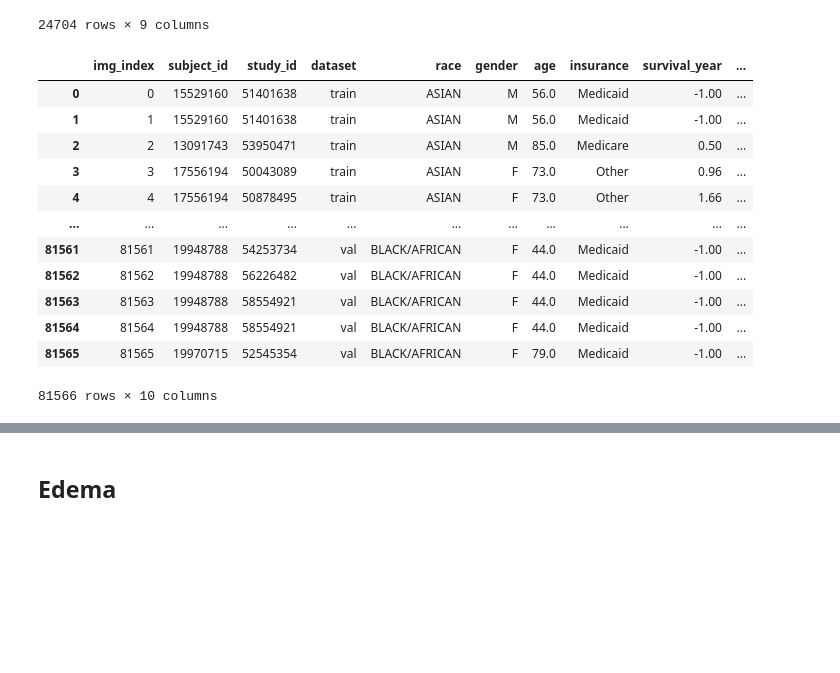
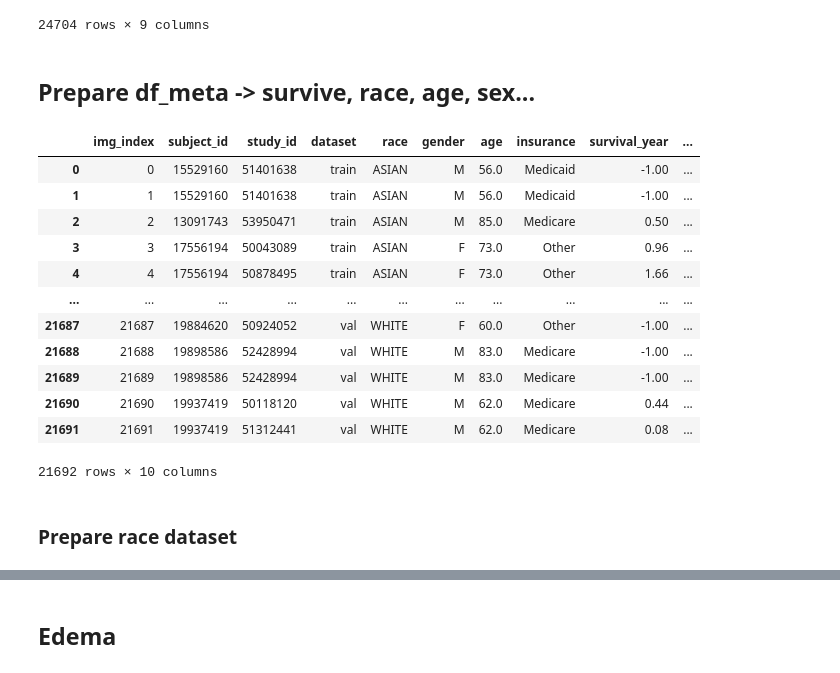
Before and after one commit to Anthonyma0706/CXR_MIMIC_CV, a Jupyter notebook: data_processing.ipynb, the cells around one changed output, grey strips where cells are left out. Saved outputs shown, nothing was run; the diff lists cells and outputs as text; code cells hidden in the pictures; blank space fills up the shorter version.

Commit message:
Important update with augmented images for data imbalance

```diff
--- a/data_processing.ipynb
+++ b/data_processing.ipynb
@@ -17,15 +41,15 @@ patients = pd.read_csv(os.path.join(metadata_path,'patients.csv'))
 unique_subject = list(patients['subject_id'].unique())
 agee = pd.read_csv(os.path.join(metadata_path,'Age.csv'))
 admission = pd.read_csv(os.path.join(metadata_path,'admissions.csv'))
-admission['race'] = admission['race'].replace({'ASIAN - ASIAN INDIAN': 'ASIAN', 'ASIAN - CHINESE': 'ASIAN',
-                                                           'ASIAN - KOREAN': 'ASIAN', 'ASIAN - SOUTH EAST ASIAN': 'ASIAN', 'BLACK/AFRICAN AMERICAN': 'BLACK/AFRICAN',
-                                                           'BLACK/AFRICAN AMERICAN ': 'BLACK/AFRICAN', 'BLACK/CAPE VERDEAN': 'BLACK/AFRICAN', 'BLACK/CARIBBEAN ISLAND': 'BLACK/AFRICAN',
-                                                           'HISPANIC OR LATINO': 'HISPANIC/LATINO', 'HISPANIC/LATINO - COLUMBIAN': 'HISPANIC/LATINO','HISPANIC/LATINO - CUBAN':'HISPANIC/LATINO', 'HISPANIC/LATINO - CENTRAL AMERICAN':'HISPANIC/LATINO',
-                                                           'HISPANIC/LATINO - GUATEMALAN': 'HISPANIC/LATINO', 'HISPANIC/LATINO - SALVADORAN': 'HISPANIC/LATINO',
-                                                           'HISPANIC/LATINO - DOMINICAN':'HISPANIC/LATINO', 'HISPANIC/LATINO - HONDURAN':'HISPANIC/LATINO', 'HISPANIC/LATINO - MEXICAN':'HISPANIC/LATINO', 'HISPANIC/LATINO - PUERTO RICAN': 'HISPANIC/LATINO',
-                                                           'MULTIPLE RACE/ETHNICITY':'OTHER', 'NATIVE HAWAIIAN OR OTHER PACIFIC ISLANDER':'OTHER', 'PORTUGUESE': 'OTHER', 'SOUTH AMERICAN':'HISPANIC/LATINO',
-                                                          'WHITE - BRAZILIAN':'WHITE', 'WHITE - EASTERN EUROPEAN':'WHITE', 'WHITE - OTHER EUROPEAN':'WHITE', 'WHITE - RUSSIAN': 'WHITE',
-                                                          'PATIENT DECLINED TO ANSWER':'UNKNOWN', 'UNABLE TO OBTAIN': 'UNKNOWN'})
+admission['race'] = admission['race'].replace({'ASIAN - ASIAN INDIAN': 'ASIAN', 'ASIAN - CHINESE': 'ASIAN', 'ASIAN - KOREAN': 'ASIAN', 'ASIAN - SOUTH EAST ASIAN': 'ASIAN',
+                                                    'BLACK/AFRICAN': 'BLACK','BLACK/AFRICAN AMERICAN': 'BLACK', 'BLACK/AFRICAN AMERICAN ': 'BLACK', 'BLACK/CAPE VERDEAN': 'BLACK', 'BLACK/CARIBBEAN ISLAND': 'BLACK',
+                                                    'HISPANIC OR LATINO': 'HISPANIC', 'HISPANIC/LATINO - COLUMBIAN': 'HISPANIC','HISPANIC/LATINO - CUBAN':'HISPANIC', 'HISPANIC/LATINO - CENTRAL AMERICAN':'HISPANIC',
+                                                    'HISPANIC/LATINO':'HISPANIC', 'HISPANIC/LATINO - GUATEMALAN': 'HISPANIC', 'HISPANIC/LATINO - SALVADORAN': 'HISPANIC',
+                                                    'HISPANIC/LATINO - DOMINICAN':'HISPANIC', 'HISPANIC/LATINO - HONDURAN':'HISPANIC', 'HISPANIC/LATINO - MEXICAN':'HISPANIC', 'HISPANIC/LATINO - PUERTO RICAN': 'HISPANIC',
+                                                    'MULTIPLE RACE/ETHNICITY':'OTHER', 'NATIVE HAWAIIAN OR OTHER PACIFIC ISLANDER':'OTHER', 'PORTUGUESE': 'OTHER', 'SOUTH AMERICAN':'HISPANIC',
+                                                    'WHITE - BRAZILIAN':'WHITE', 'WHITE - EASTERN EUROPEAN':'WHITE', 'WHITE - OTHER EUROPEAN':'WHITE', 'WHITE - RUSSIAN': 'WHITE',
+                                                    'PATIENT DECLINED TO ANSWER':'UNKNOWN', 'UNABLE TO OBTAIN': 'UNKNOWN'})
+print(admission['race'].unique())
 # %%
 imgs = [] # all images in npy array
 y = []  # survival_year
@@ -141,6 +165,8 @@ df_info
 | 24702 | 24702 | 19884620 | 58586953 | val | WHITE | F | 60.0 | Other | -1.00 |
 | 24703 | 24703 | 19884620 | 59288230 | val | WHITE | F | 60.0 | Other | -1.00 |
 24704 rows × 9 columns
+# %% [markdown]
+## Prepare df_meta -> survive, race, age, sex...
 # %%
 def add_one_year_mortality(df):
     surv_l = []
@@ -148,11 +174,11 @@ def add_one_year_mortality(df):
         sur_year = df['survival_year'][i]
         to_add = np.nan
         if sur_year > 1:
-            to_add = 0 # survive longer than 1 year
+            to_add = 'SURVIVE' # survive longer than 1 year
         elif sur_year < 0:
             None
         else:
-            to_add = 1 # die within 1 year
+            to_add = 'DIE' # die within 1 year
         surv_l.append(to_add)
 
     df['survive'] = surv_l
@@ -160,22 +186,24 @@ def add_one_year_mortality(df):
 # %%
 edit_survival_data = False
 if edit_survival_data:
-    df_pth = 'data/No_finding/df_No_finding_1121.csv'
+    df_pth = 'data/Pneumonia_Consolidation/df_Pneumonia_Consolidation_1121.csv'
     df_info = pd.read_csv(df_pth)
     add_one_year_mortality(df_info)
     df_info.to_csv(df_pth, index = False)
-    df_info
+df_info
 # %% [output]
 |  | img_index | subject_id | study_id | dataset | race | gender | age | insurance | survival_year | ... |
 | 0 | 0 | 15529160 | 51401638 | train | ASIAN | M | 56.0 | Medicaid | -1.00 | ... |
 | 1 | 1 | 15529160 | 51401638 | train | ASIAN | M | 56.0 | Medicaid | -1.00 | ... |
 | 2 | 2 | 13091743 | 53950471 | train | ASIAN | M | 85.0 | Medicare | 0.50 | ... |
 | 3 | 3 | 17556194 | 50043089 | train | ASIAN | F | 73.0 | Other | 0.96 | ... |
 | 4 | 4 | 17556194 | 50878495 | train | ASIAN | F | 73.0 | Other | 1.66 | ... |
 | ... | ... | ... | ... | ... | ... | ... | ... | ... | ... | ... |
-| 81561 | 81561 | 19948788 | 54253734 | val | BLACK/AFRICAN | F | 44.0 | Medicaid | -1.00 | ... |
-| 81562 | 81562 | 19948788 | 56226482 | val | BLACK/AFRICAN | F | 44.0 | Medicaid | -1.00 | ... |
-| 81563 | 81563 | 19948788 | 58554921 | val | BLACK/AFRICAN | F | 44.0 | Medicaid | -1.00 | ... |
-| 81564 | 81564 | 19948788 | 58554921 | val | BLACK/AFRICAN | F | 44.0 | Medicaid | -1.00 | ... |
-| 81565 | 81565 | 19970715 | 52545354 | val | BLACK/AFRICAN | F | 79.0 | Medicaid | -1.00 | ... |
+| 21687 | 21687 | 19884620 | 50924052 | val | WHITE | F | 60.0 | Other | -1.00 | ... |
+| 21688 | 21688 | 19898586 | 52428994 | val | WHITE | M | 83.0 | Medicare | -1.00 | ... |
+| 21689 | 21689 | 19898586 | 52428994 | val | WHITE | M | 83.0 | Medicare | -1.00 | ... |
+| 21690 | 21690 | 19937419 | 50118120 | val | WHITE | M | 62.0 | Medicare | 0.44 | ... |
+| 21691 | 21691 | 19937419 | 51312441 | val | WHITE | M | 62.0 | Medicare | 0.08 | ... |
-81566 rows × 10 columns
+21692 rows × 10 columns
+# %% [markdown]
+### Prepare race dataset
```
Also changed, not shown: parts of 49 cells of this notebook, 2 other files.
